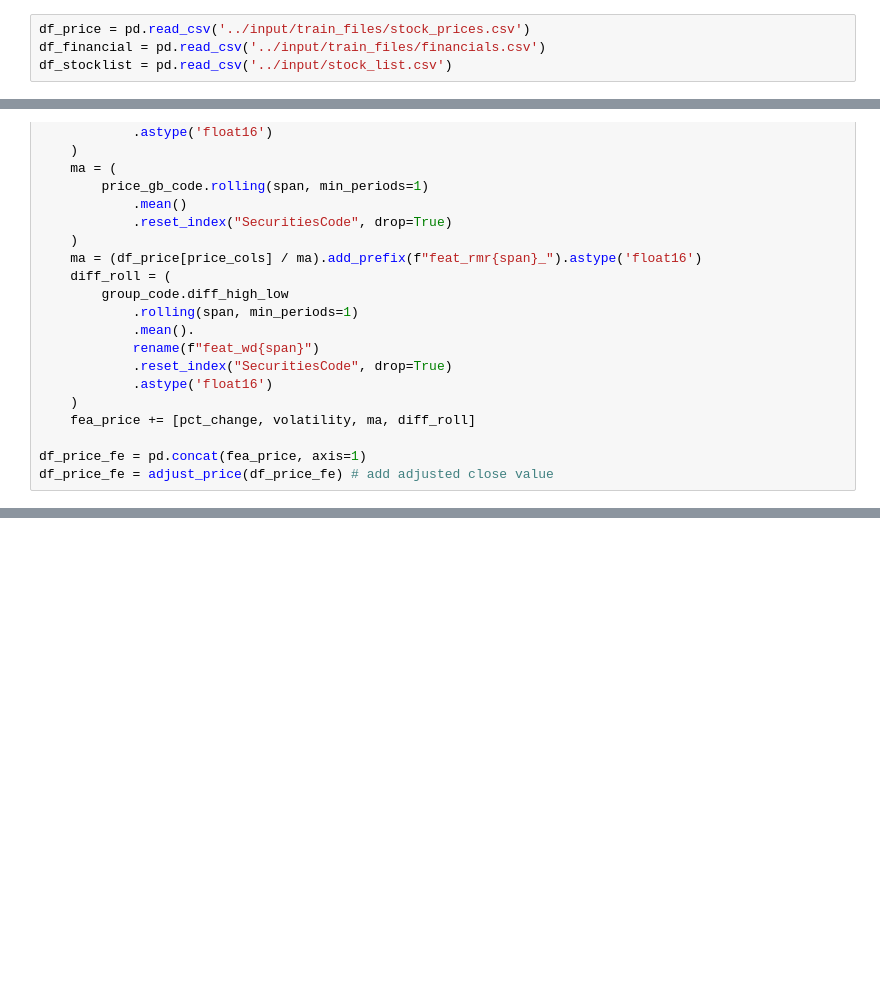
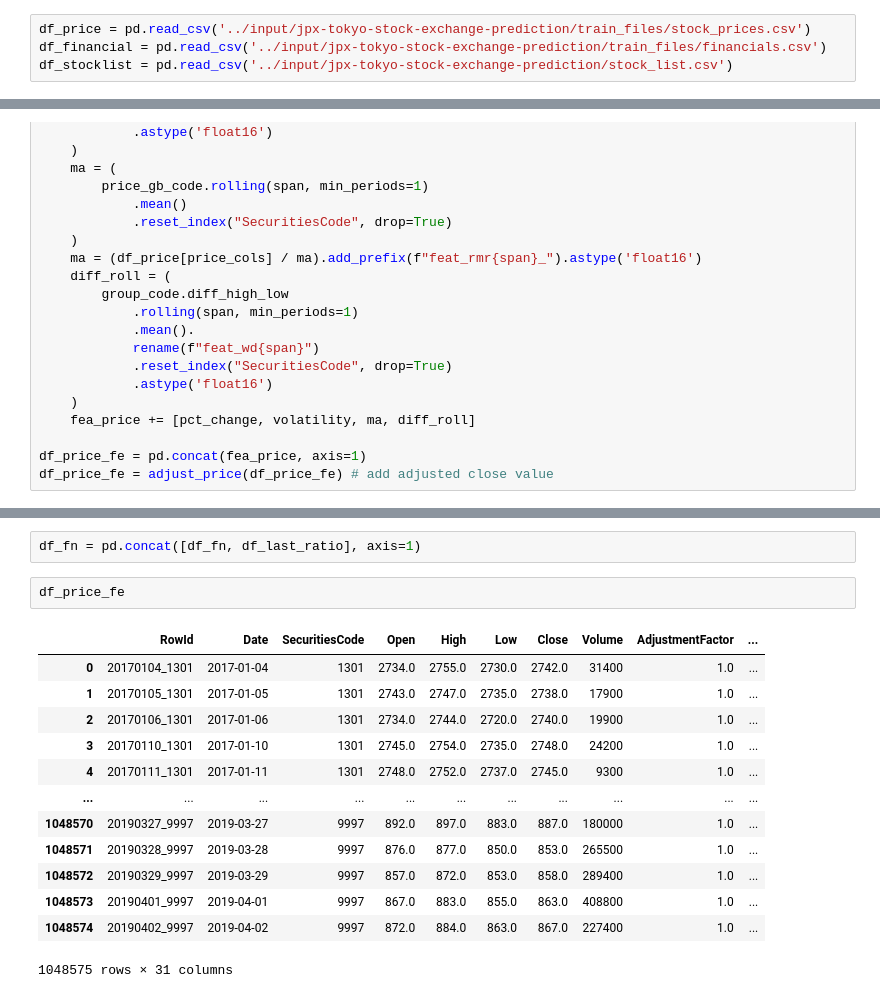
Before and after one commit to edenni/jpx, a Jupyter notebook: notebook/eda.ipynb, the cells around one changed output, grey strips where cells are left out. Drawn from its saved outputs; the diff is of its cells as text; blank space fills up the shorter version.

```diff
--- a/notebook/eda.ipynb
+++ b/notebook/eda.ipynb
@@ -4,9 +4,9 @@ from decimal import ROUND_HALF_UP, Decimal
 import numpy as np
 import pandas as pd
 # %%
-df_price = pd.read_csv('../input/train_files/stock_prices.csv')
-df_financial = pd.read_csv('../input/train_files/financials.csv')
-df_stocklist = pd.read_csv('../input/stock_list.csv')
+df_price = pd.read_csv('../input/jpx-tokyo-stock-exchange-prediction/train_files/stock_prices.csv')
+df_financial = pd.read_csv('../input/jpx-tokyo-stock-exchange-prediction/train_files/financials.csv')
+df_stocklist = pd.read_csv('../input/jpx-tokyo-stock-exchange-prediction/stock_list.csv')
 # %%
 def adjust_price(price):
     """
@@ -100,0 +148,18 @@ df_price_fe = adjust_price(df_price_fe) # add adjusted close value
+# %%
+df_fn = pd.concat([df_fn, df_last_ratio], axis=1)
+# %%
+df_price_fe
+# %% [output]
+|  | RowId | Date | SecuritiesCode | Open | High | Low | Close | Volume | AdjustmentFactor | ... |
+| 0 | 20170104_1301 | 2017-01-04 | 1301 | 2734.0 | 2755.0 | 2730.0 | 2742.0 | 31400 | 1.0 | ... |
+| 1 | 20170105_1301 | 2017-01-05 | 1301 | 2743.0 | 2747.0 | 2735.0 | 2738.0 | 17900 | 1.0 | ... |
+| 2 | 20170106_1301 | 2017-01-06 | 1301 | 2734.0 | 2744.0 | 2720.0 | 2740.0 | 19900 | 1.0 | ... |
+| 3 | 20170110_1301 | 2017-01-10 | 1301 | 2745.0 | 2754.0 | 2735.0 | 2748.0 | 24200 | 1.0 | ... |
+| 4 | 20170111_1301 | 2017-01-11 | 1301 | 2748.0 | 2752.0 | 2737.0 | 2745.0 | 9300 | 1.0 | ... |
+| ... | ... | ... | ... | ... | ... | ... | ... | ... | ... | ... |
+| 1048570 | 20190327_9997 | 2019-03-27 | 9997 | 892.0 | 897.0 | 883.0 | 887.0 | 180000 | 1.0 | ... |
+| 1048571 | 20190328_9997 | 2019-03-28 | 9997 | 876.0 | 877.0 | 850.0 | 853.0 | 265500 | 1.0 | ... |
+| 1048572 | 20190329_9997 | 2019-03-29 | 9997 | 857.0 | 872.0 | 853.0 | 858.0 | 289400 | 1.0 | ... |
+| 1048573 | 20190401_9997 | 2019-04-01 | 9997 | 867.0 | 883.0 | 855.0 | 863.0 | 408800 | 1.0 | ... |
+| 1048574 | 20190402_9997 | 2019-04-02 | 9997 | 872.0 | 884.0 | 863.0 | 867.0 | 227400 | 1.0 | ... |
+1048575 rows × 31 columns
```
Also changed, not shown: parts of 5 cells of this notebook.
